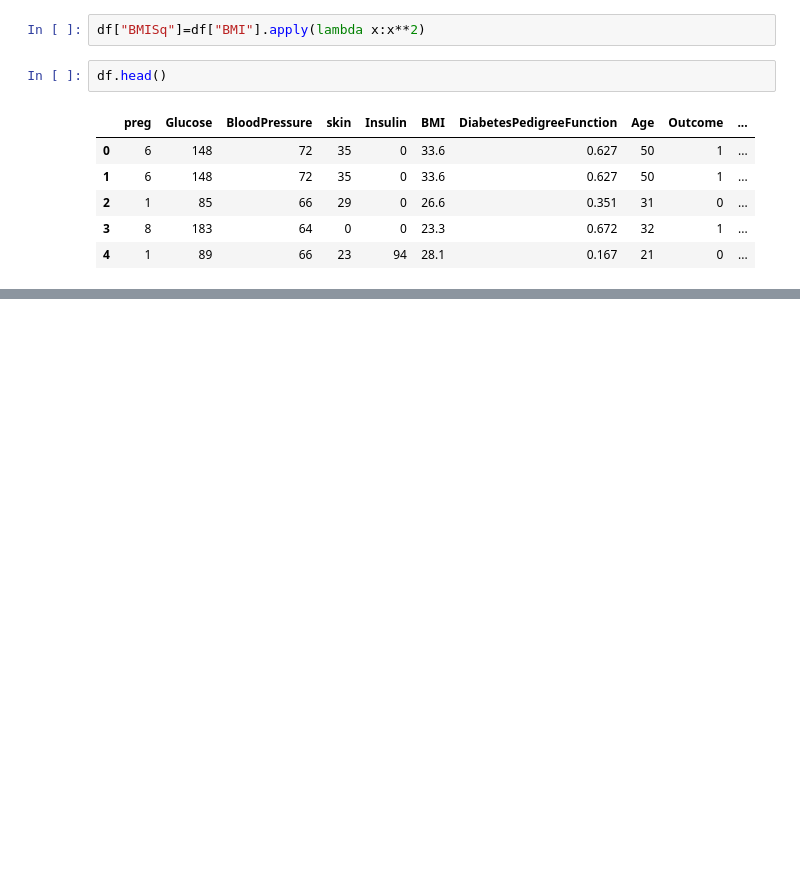
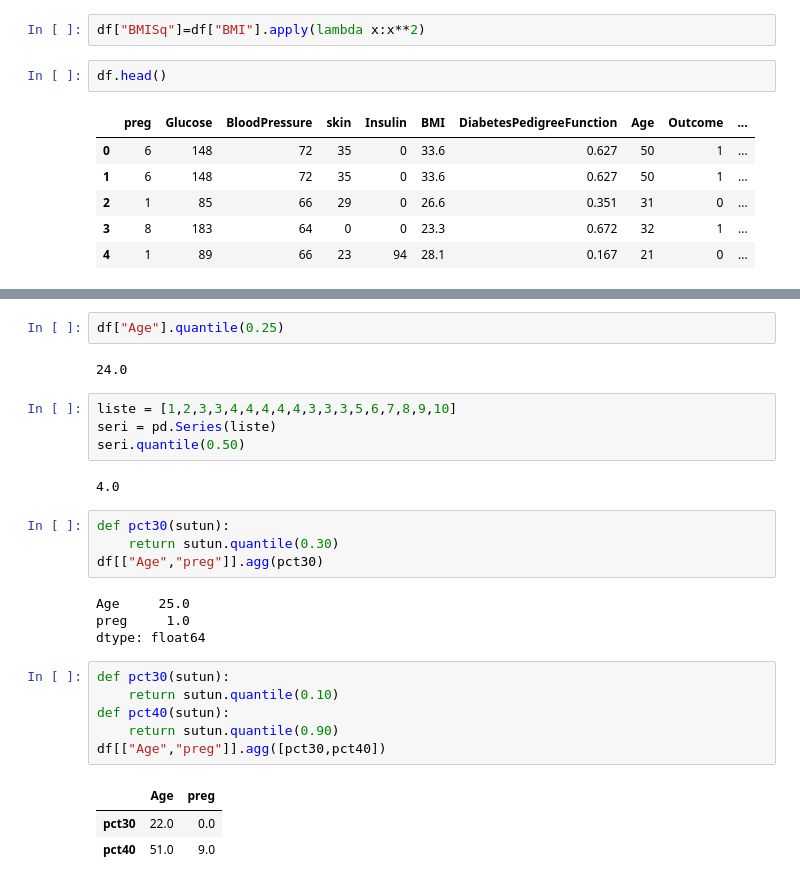
Before and after one commit to ibrahimediz/DeepLearningFundamentals, a Jupyter notebook: Dokumanlar/01_Preprocessing/01_Pandas.ipynb, the cells around one changed output, grey strips where cells are left out. Cells and saved outputs as stored; diff of their text form; blank space fills up the shorter version.

```diff
--- a/Dokumanlar/01_Preprocessing/01_Pandas.ipynb
+++ b/Dokumanlar/01_Preprocessing/01_Pandas.ipynb
@@ -284,0 +363,28 @@ df.head()
+# %%
+df["Age"].quantile(0.25)
+# %% [output]
+24.0
+# %%
+liste = [1,2,3,3,4,4,4,4,4,3,3,3,5,6,7,8,9,10]
+seri = pd.Series(liste)
+seri.quantile(0.50)
+# %% [output]
+4.0
+# %%
+def pct30(sutun):
+    return sutun.quantile(0.30)
+df[["Age","preg"]].agg(pct30)
+# %% [output]
+Age     25.0
+preg     1.0
+dtype: float64
+# %%
+def pct30(sutun):
+    return sutun.quantile(0.10)
+def pct40(sutun):
+    return sutun.quantile(0.90)
+df[["Age","preg"]].agg([pct30,pct40])
+# %% [output]
+|  | Age | preg |
+| pct30 | 22.0 | 0.0 |
+| pct40 | 51.0 | 9.0 |
```
Also changed, not shown: parts of 10 cells of this notebook, 9 other files.
